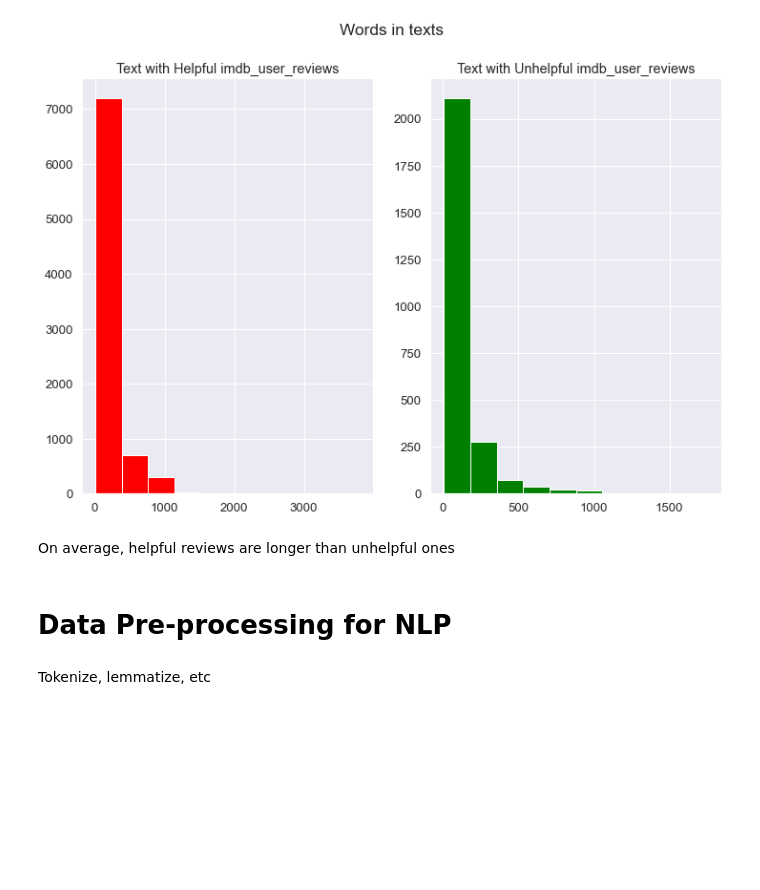
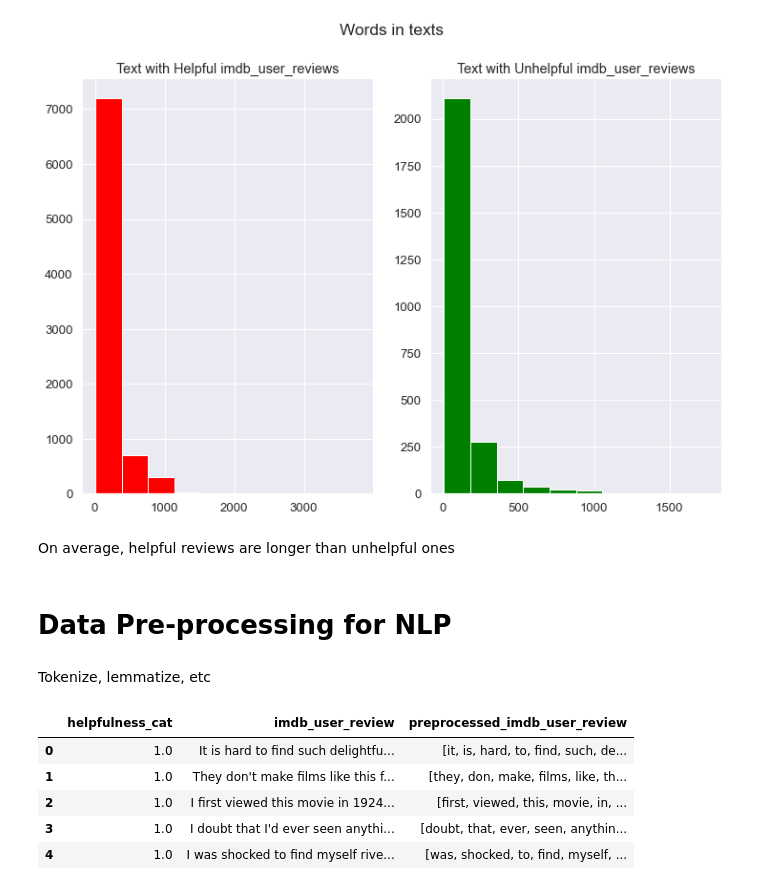
Before and after one commit to matheuse07/nlp_fcp, a Jupyter notebook: notebooks/test-fcp.ipynb, the cells around one changed output. Cells and saved outputs as stored; diff of their text form; code cells hidden in the pictures; blank space fills up the shorter version.

```diff
--- a/notebooks/test-fcp.ipynb
+++ b/notebooks/test-fcp.ipynb
@@ -98,0 +119,22 @@ Tokenize, lemmatize, etc
+# %%
+# create function to remove stopwords and lemmatize words with gensim
+def preprocessing(texts):
+    final = []
+    for text in texts:
+        new = gensim.utils.simple_preprocess(text, deacc=True)
+        final.append(new)
+    return (final)
+# %%
+# apply preprocessing to train and test data
+train_df['preprocessed_imdb_user_review'] = preprocessing(train_df['imdb_user_review'])
+test_df['preprocessed_imdb_user_review'] = preprocessing(test_df['imdb_user_review'])
+
+# view preprocessed train data
+train_df.head()
+# %% [output]
+|  | helpfulness_cat | imdb_user_review | preprocessed_imdb_user_review |
+| 0 | 1.0 | It is hard to find such delightfu... | [it, is, hard, to, find, such, de... |
+| 1 | 1.0 | They don't make films like this f... | [they, don, make, films, like, th... |
+| 2 | 1.0 | I first viewed this movie in 1924... | [first, viewed, this, movie, in, ... |
+| 3 | 1.0 | I doubt that I'd ever seen anythi... | [doubt, that, ever, seen, anythin... |
+| 4 | 1.0 | I was shocked to find myself rive... | [was, shocked, to, find, myself, ... |
```
Also changed, not shown: parts of 15 cells of this notebook.
